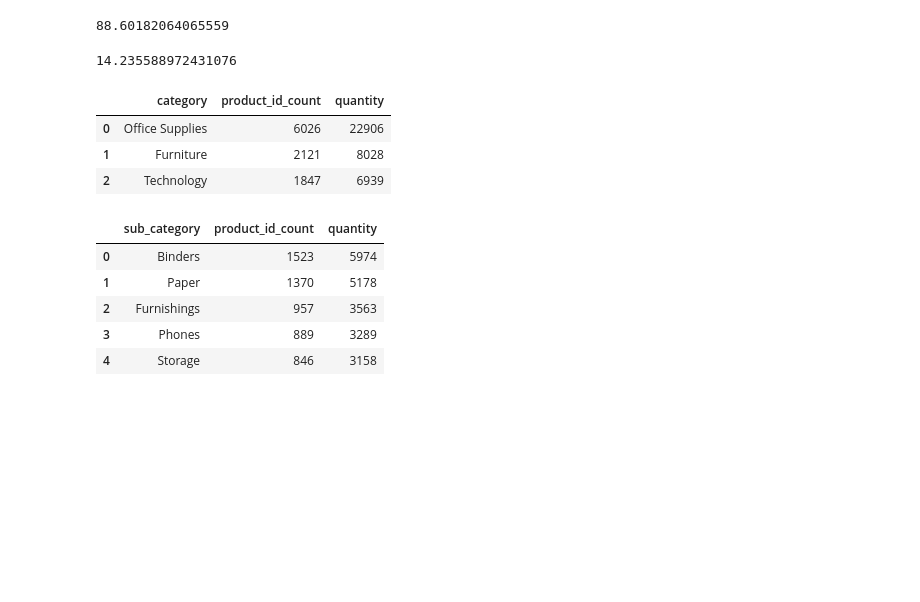
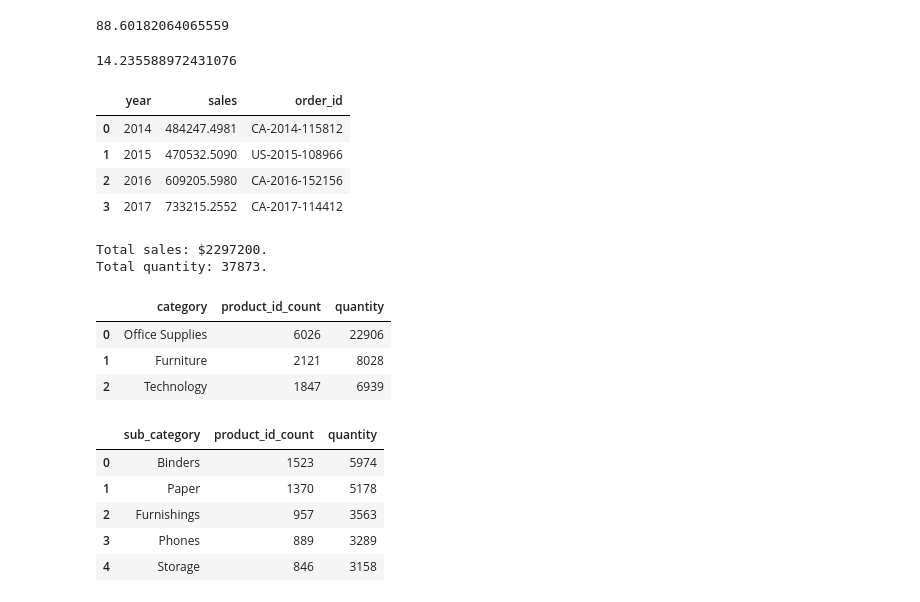
Before and after one commit to Dilcia19/superstore, a Jupyter notebook: notebooks/analysis_in_py.ipynb, the cells around one changed output. Cells and saved outputs as stored; diff of their text form; code cells hidden in the pictures; blank space fills up the shorter version.

Commit message:
sum of sales & quantity

```diff
--- a/notebooks/analysis_in_py.ipynb
+++ b/notebooks/analysis_in_py.ipynb
@@ -48,6 +48,25 @@ profit_pct_change_recent = (profits_2017 - profits_2016)/profits_2016 * 100
 profit_pct_change_recent
 # %% [output]
 14.235588972431076
+# %%
+# year/year sales trend
+
+sales_delta
+# %% [output]
+|  | year | sales | order_id |
+| 0 | 2014 | 484247.4981 | CA-2014-115812 |
+| 1 | 2015 | 470532.5090 | US-2015-108966 |
+| 2 | 2016 | 609205.5980 | CA-2016-152156 |
+| 3 | 2017 | 733215.2552 | CA-2017-114412 |
+# %%
+# total sales
+total_sales = int(store_records['sales'].sum())
+total_items_sold = int(store_records['quantity'].sum())
+print(f"Total sales: ${total_sales}.")
+print(f"Total quantity: {total_items_sold}.")
+# %% [output]
+Total sales: $2297200.
+Total quantity: 37873.
 # %%
 # category of most sold products (rank top 3)
 # there are only 3 main categories, but this is where each ranks
```
Also changed, not shown: 1 other file.
